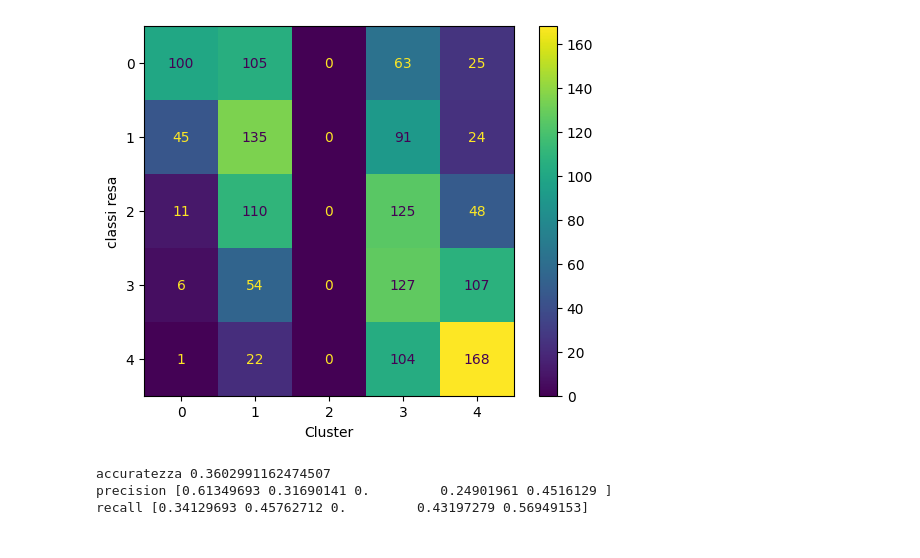
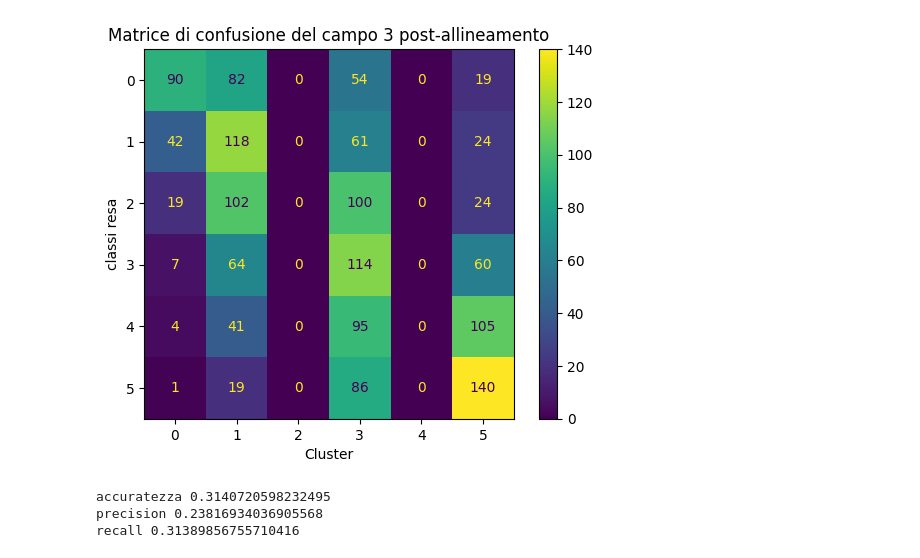
Before and after one commit to Simone-Scalella/BigDataProject, a Jupyter notebook: single_window.ipynb, the cells around one changed output. Saved outputs shown, nothing was run; the diff lists cells and outputs as text; code cells hidden in the pictures.

```diff
--- a/single_window.ipynb
+++ b/single_window.ipynb
@@ -39,7 +39,7 @@ with open('./pickles/kmeans_total_6_c2.pickle', 'rb') as handle:
 with open('./pickles/kmeans_total_6_c2.pickle', 'rb') as handle:
     kmeans_total6_master = pickle.load(handle)
 # %%
-num_classi = 5
+num_classi = 6
 
 newResa3 = newResa3[(newResa3<=11000) & (newResa3 >= 4000)]
 newResa4 = newResa4[(newResa4<=11000) & (newResa4 >= 4000)]
@@ -163,23 +164,24 @@ print(cluster_class_mapping_test)
 # %%
 ConfusionMatrixDisplay.from_predictions(label,kmeans_total3[6,0])
 
-removeTexts(xlim=4)
+removeTexts(xlim=num_classi)
 plt.xlabel('Cluster')
 plt.ylabel('classi resa')
+plt.title('Matrice di confusione del campo 3 post-allineamento')
 plt.show()
 # %% [output]
-[figure, old version]
+[figure, new version]
 # %%
 accuracy = str(accuracy_score(label,kmeans_total3[6,0]))
-precision = str(precision_score(label,kmeans_total3[6,0],average= None))
-recall = str(recall_score(label,kmeans_total3[6,0],average= None))
+precision = str(precision_score(label,kmeans_total3[6,0],average= 'macro'))
+recall = str(recall_score(label,kmeans_total3[6,0],average= 'macro'))
 
 print("accuratezza " + accuracy)
 print("precision " + precision)
 print("recall " + recall)
 # %% [output]
-accuratezza 0.3602991162474507
-precision [0.61349693 0.31690141 0.         0.24901961 0.4516129 ]
-recall [0.34129693 0.45762712 0.         0.43197279 0.56949153]
+accuratezza 0.3140720598232495
+precision 0.23816934036905568
+recall 0.31389856755710416
 # %%
 # Nuova matrice di confusione
```
Also changed, not shown: parts of 10 cells of this notebook, 1 other file.
